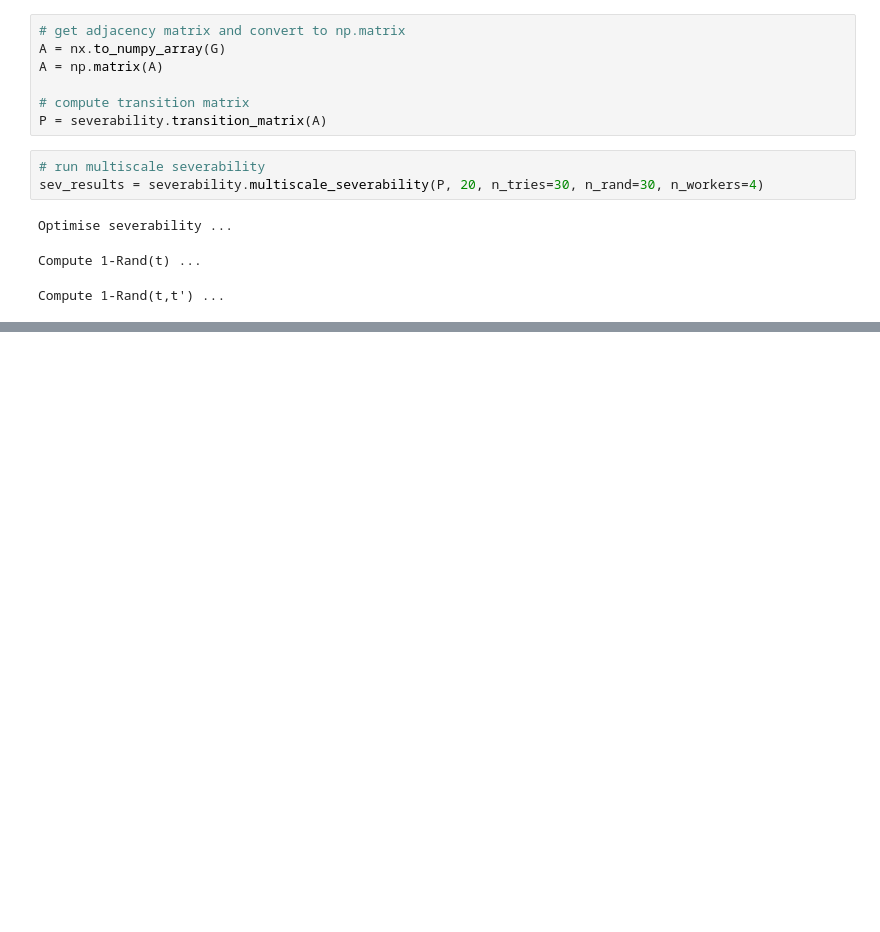
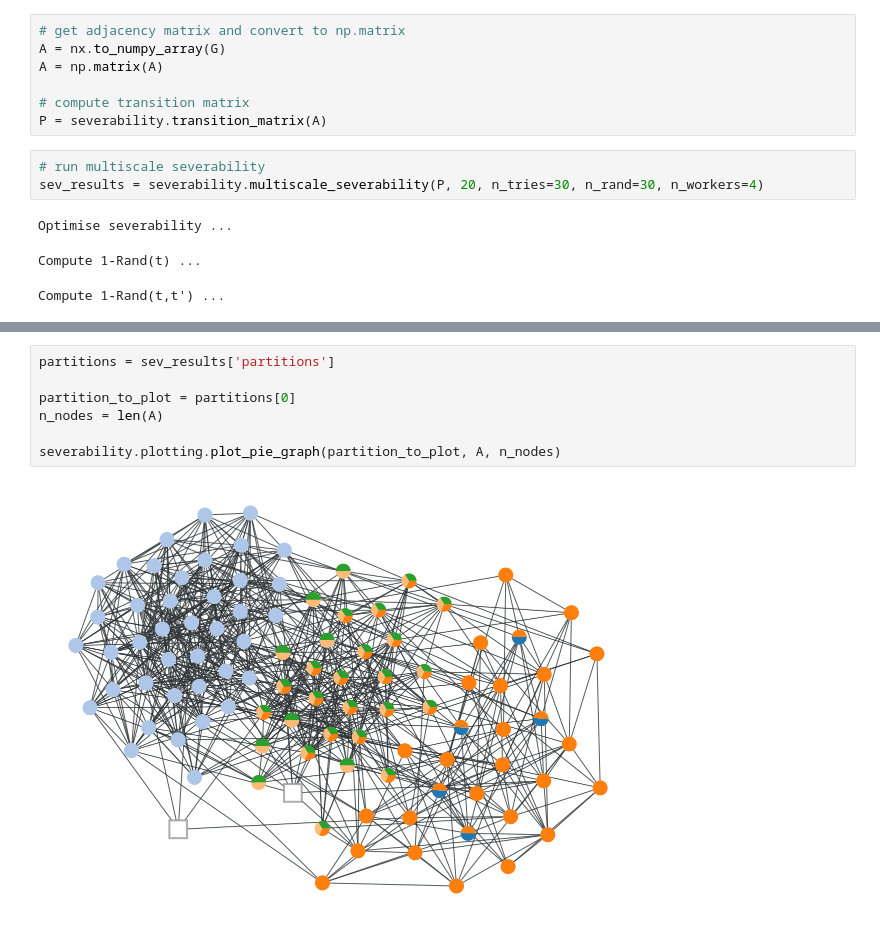
Before and after one commit to barahona-research-group/severability, a Jupyter notebook: notebooks/Example_4.ipynb, the cells around one changed output, grey strips where cells are left out. Saved outputs shown, nothing was run; the diff lists cells and outputs as text; blank space fills up the shorter version.

```diff
--- a/notebooks/Example_4.ipynb
+++ b/notebooks/Example_4.ipynb
@@ -75,0 +77,9 @@ plt.show()
+# %%
+partitions = sev_results['partitions']
+
+partition_to_plot = partitions[0]
+n_nodes = len(A)
+
+severability.plotting.plot_pie_graph(partition_to_plot, A, n_nodes)
+# %% [output]
+[figure, added]
```
Also changed, not shown: parts of 3 cells of this notebook, 5 other files.
